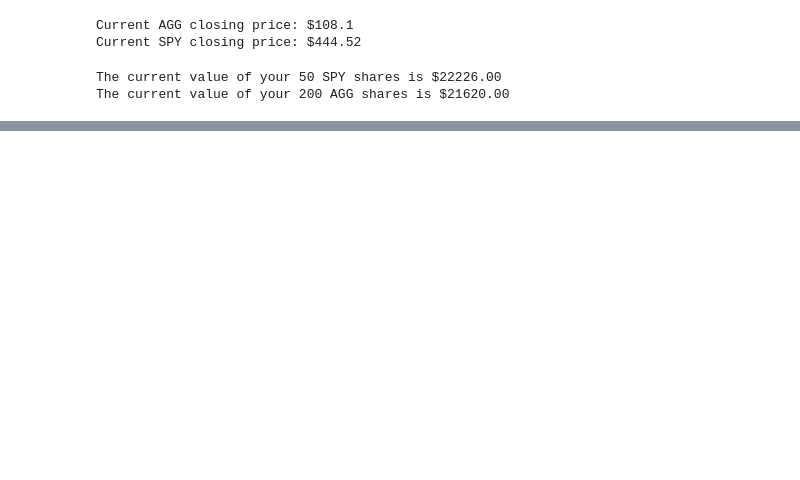
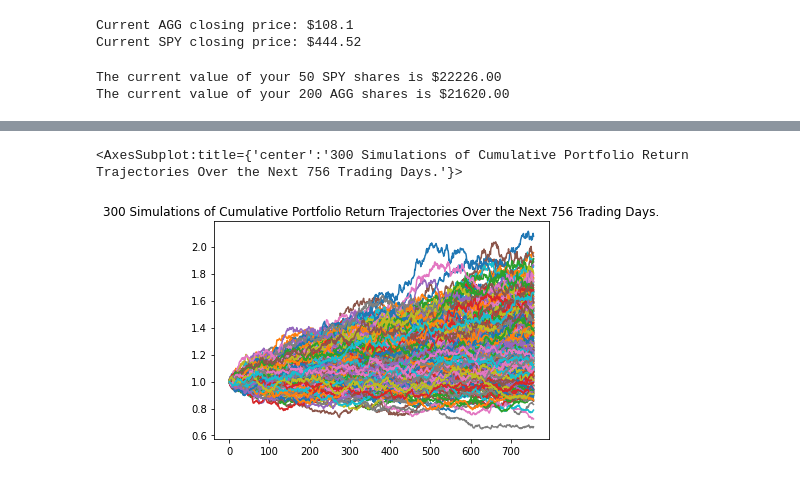
Before and after one commit to laramiedunlap/FinancialPlanningPrototype, a Jupyter notebook: main.ipynb, the cells around one changed output, grey strips where cells are left out. Saved outputs shown, nothing was run; the diff lists cells and outputs as text; code cells hidden in the pictures; blank space fills up the shorter version.

```diff
--- a/main.ipynb
+++ b/main.ipynb
@@ -145,0 +156,8 @@ df_savings['amount'].sum()
+# %%
+MCSim = MCSimulation(
+    full_data,
+    weights = [.60, .40],
+    num_simulation=300,
+    num_trading_days=(3*252) )
+
+MCSim.calc_cumulative_return()
@@ -145,0 +208,5 @@ df_savings['amount'].sum()
+# %%
+MCSim.plot_simulation()
+# %% [output]
+<AxesSubplot:title={'center':'300 Simulations of Cumulative Portfolio Return Trajectories Over the Next 756 Trading Days.'}>
+[figure, added]
```
Also changed, not shown: parts of 8 cells of this notebook.
